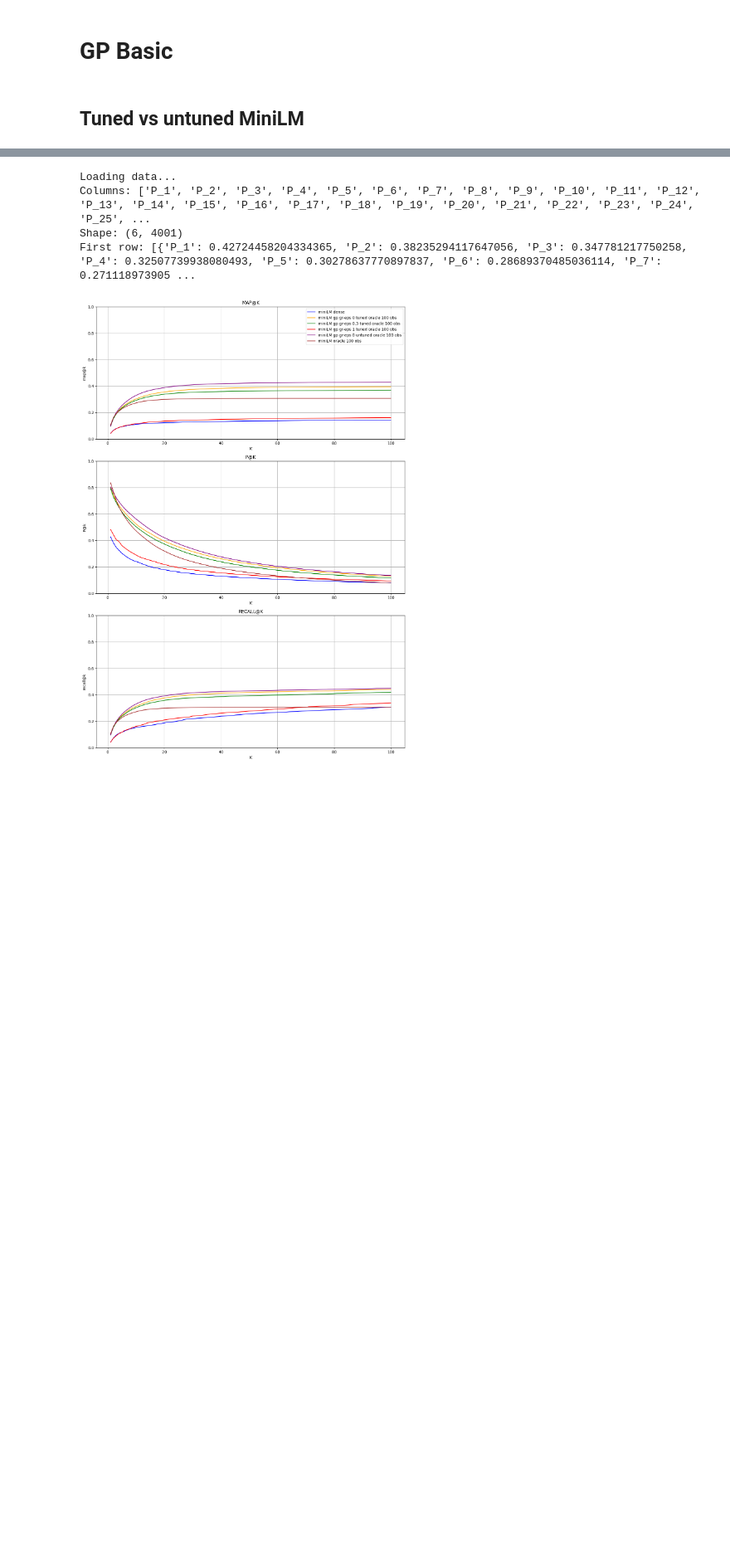
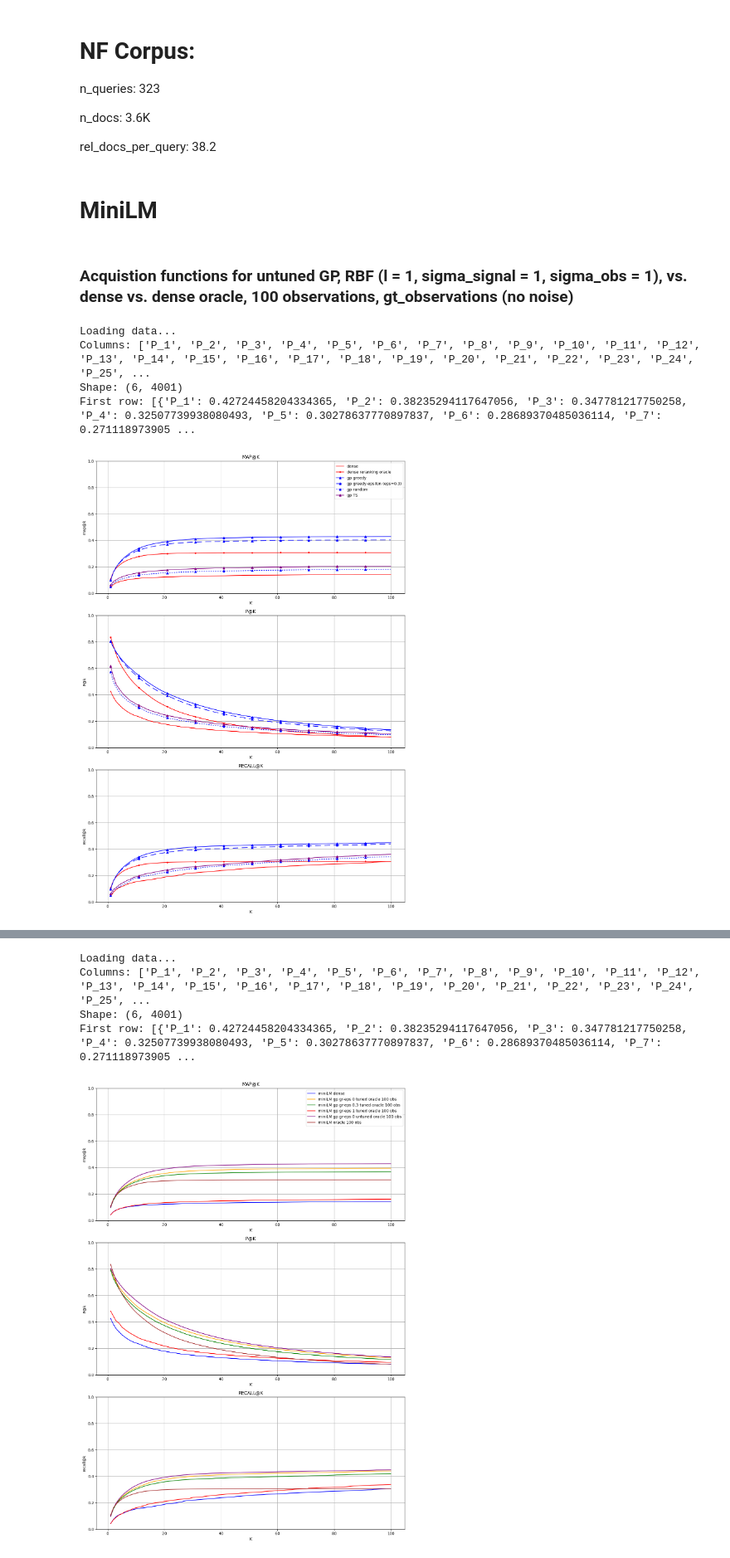
Before and after one commit to D3Mlab/nl-pe, a Jupyter notebook: notebooks/plots/trec.ipynb, the cells around one changed output, grey strips where cells are left out. Shown at 83% size. Drawn from its saved outputs; the diff is of its cells as text; code cells hidden in the pictures; blank space fills up the shorter version.

```diff
--- a/notebooks/plots/trec.ipynb
+++ b/notebooks/plots/trec.ipynb
@@ -15,6 +15,52 @@ import nl_pe.ploting.trec as trec_plot
 reload(trec_plot)
 from nl_pe.ploting.trec import plot_trec_metrics_vs_k
 # %% [markdown]
-# GP Basic
+# NF Corpus:
+n_queries: 323
+
+n_docs: 3.6K
+
+rel_docs_per_query: 38.2
 # %% [markdown]
-## Tuned vs untuned MiniLM
+# MiniLM
+# %% [markdown]
+### Acquistion functions for untuned GP, RBF (l = 1, sigma_signal = 1, sigma_obs = 1), vs. dense vs. dense oracle, 100 observations, gt_observations (no noise)
+# %%
+method_paths =  [
+                'trials/ir/nfcorpus/dense/miniLM',
+                'trials/ir/nfcorpus/oracle/miniLM/100',
+                'trials/ir/nfcorpus/gp/untuned/miniLM/no_refit/gr-eps/0',
+                'trials/ir/nfcorpus/gp/untuned/miniLM/no_refit/gr-eps/0.3',
+                'trials/ir/nfcorpus/gp/untuned/miniLM/no_refit/gr-eps/1',
+                'trials/ir/nfcorpus/gp/untuned/miniLM/no_refit/ts'
+                ]
+
+
+method_names = [
+            'dense',
+            'dense reranking oracle',
+            'gp greedy',
+            'gp greedy-epsilon (eps=0.3)',
+            'gp random',
+            'gp TS',
+]
+
+line_styles = [
+    {'linestyle': 'solid', 'color': 'red'},
+    {'linestyle': 'solid', 'color': 'red',  'marker': '.', 'markevery': 10},
+    {'linestyle': 'solid', 'color': 'blue', 'marker': '^', 'markevery': 10},
+    {'linestyle': (0, (10, 6)), 'color': 'blue', 'marker': '^', 'markevery': 10},
+    {'linestyle': (0, (2, 2)),  'color': 'blue', 'marker': '^', 'markevery': 10},
+    {'linestyle': 'solid',  'color': 'purple', 'marker': '^', 'markevery': 10},
+]
+
+metrics = ['map', 'P', 'recall']
+
+plot_trec_metrics_vs_k(step_size=1, k=100, metrics=metrics, method_paths = method_paths, method_names=method_names, line_styles=line_styles,
+              title = "")
+# %% [output]
+Loading data...
+Columns: ['P_1', 'P_2', 'P_3', 'P_4', 'P_5', 'P_6', 'P_7', 'P_8', 'P_9', 'P_10', 'P_11', 'P_12', 'P_13', 'P_14', 'P_15', 'P_16', 'P_17', 'P_18', 'P_19', 'P_20', 'P_21', 'P_22', 'P_23', 'P_24', 'P_25', ...
+Shape: (6, 4001)
+First row: [{'P_1': 0.42724458204334365, 'P_2': 0.38235294117647056, 'P_3': 0.347781217750258, 'P_4': 0.32507739938080493, 'P_5': 0.30278637770897837, 'P_6': 0.28689370485036114, 'P_7': 0.271118973905 ...
+[figure, added]
```
Also changed, not shown: parts of 3 cells of this notebook, 2 other files.
